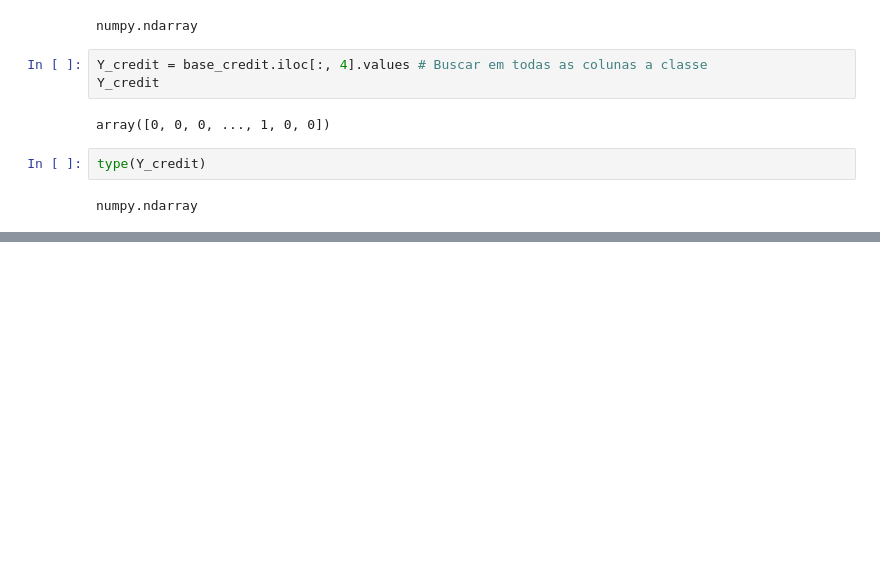
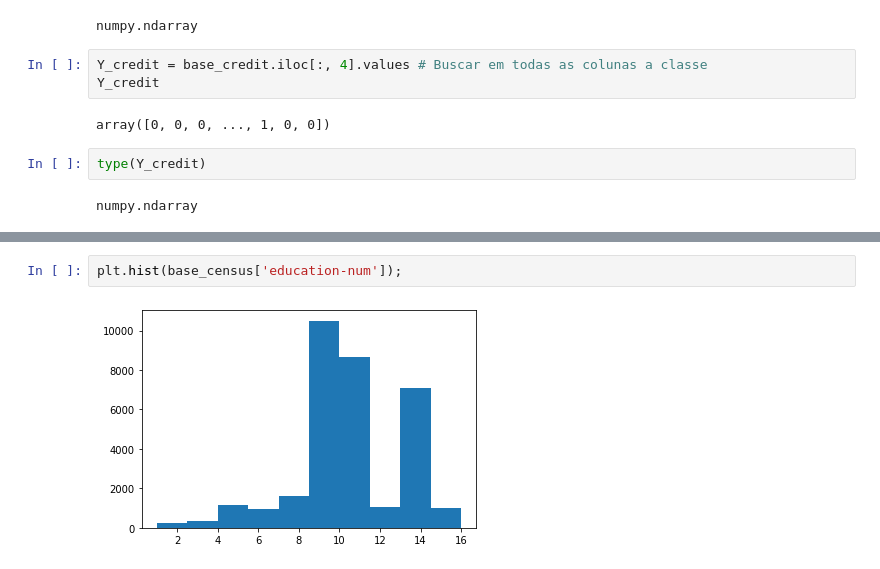
Before and after one commit to LeandroMartins0/base_credit_python, a Jupyter notebook: Base_Credit.ipynb, the cells around one changed output, grey strips where cells are left out. Cells and saved outputs as stored; diff of their text form; blank space fills up the shorter version.

```diff
--- a/Base_Credit.ipynb
+++ b/Base_Credit.ipynb
@@ -212,0 +282,4 @@ numpy.ndarray
+# %%
+plt.hist(base_census['education-num']);
+# %% [output]
+[figure, added]
```
Also changed, not shown: parts of 22 cells of this notebook.
